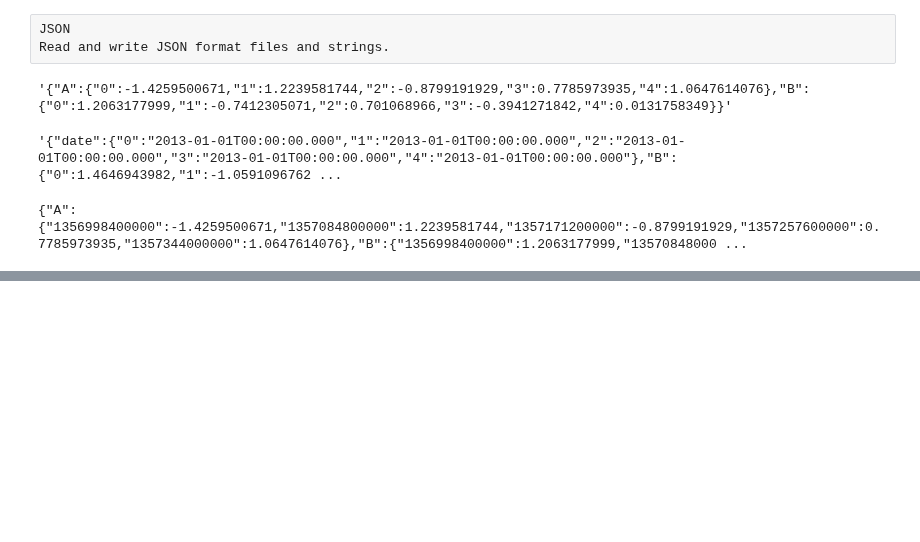
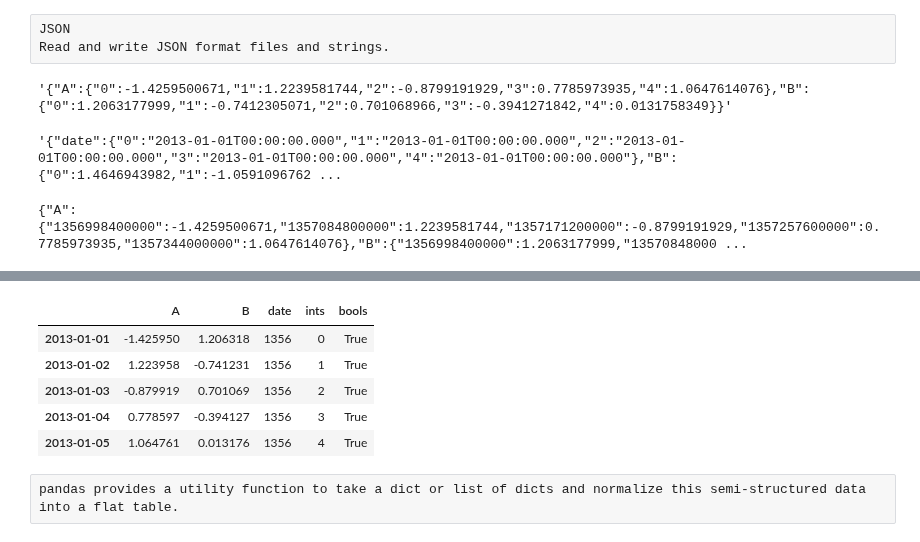
Before and after one commit to manasesmutembei11/ML, a Jupyter notebook: pandas/io_tools.ipynb, the cells around one changed output, grey strips where cells are left out. Cells and saved outputs as stored; diff of their text form; code cells hidden in the pictures; blank space fills up the shorter version.

Commit message:
Pandas IO tools

```diff
--- a/pandas/io_tools.ipynb
+++ b/pandas/io_tools.ipynb
@@ -307,0 +318,11 @@ with open("test.json") as fh:
+# %%
+pd.read_json("test.json")
+# %% [output]
+|  | A | B | date | ints | bools |
+| 2013-01-01 | -1.425950 | 1.206318 | 1356 | 0 | True |
+| 2013-01-02 | 1.223958 | -0.741231 | 1356 | 1 | True |
+| 2013-01-03 | -0.879919 | 0.701069 | 1356 | 2 | True |
+| 2013-01-04 | 0.778597 | -0.394127 | 1356 | 3 | True |
+| 2013-01-05 | 1.064761 | 0.013176 | 1356 | 4 | True |
+# %% [raw]
+pandas provides a utility function to take a dict or list of dicts and normalize this semi-structured data into a flat table.
```
Also changed, not shown: parts of 2 cells of this notebook.
